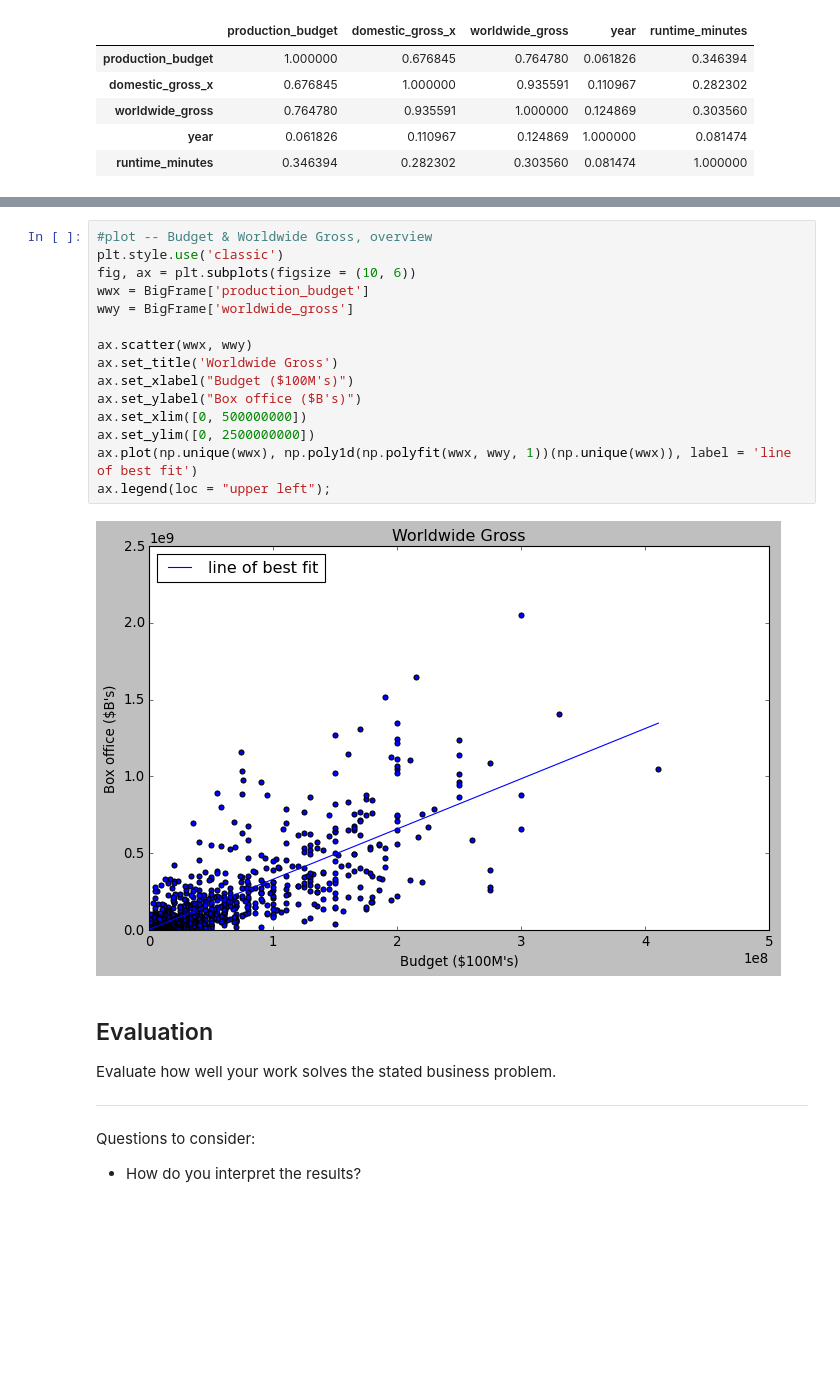
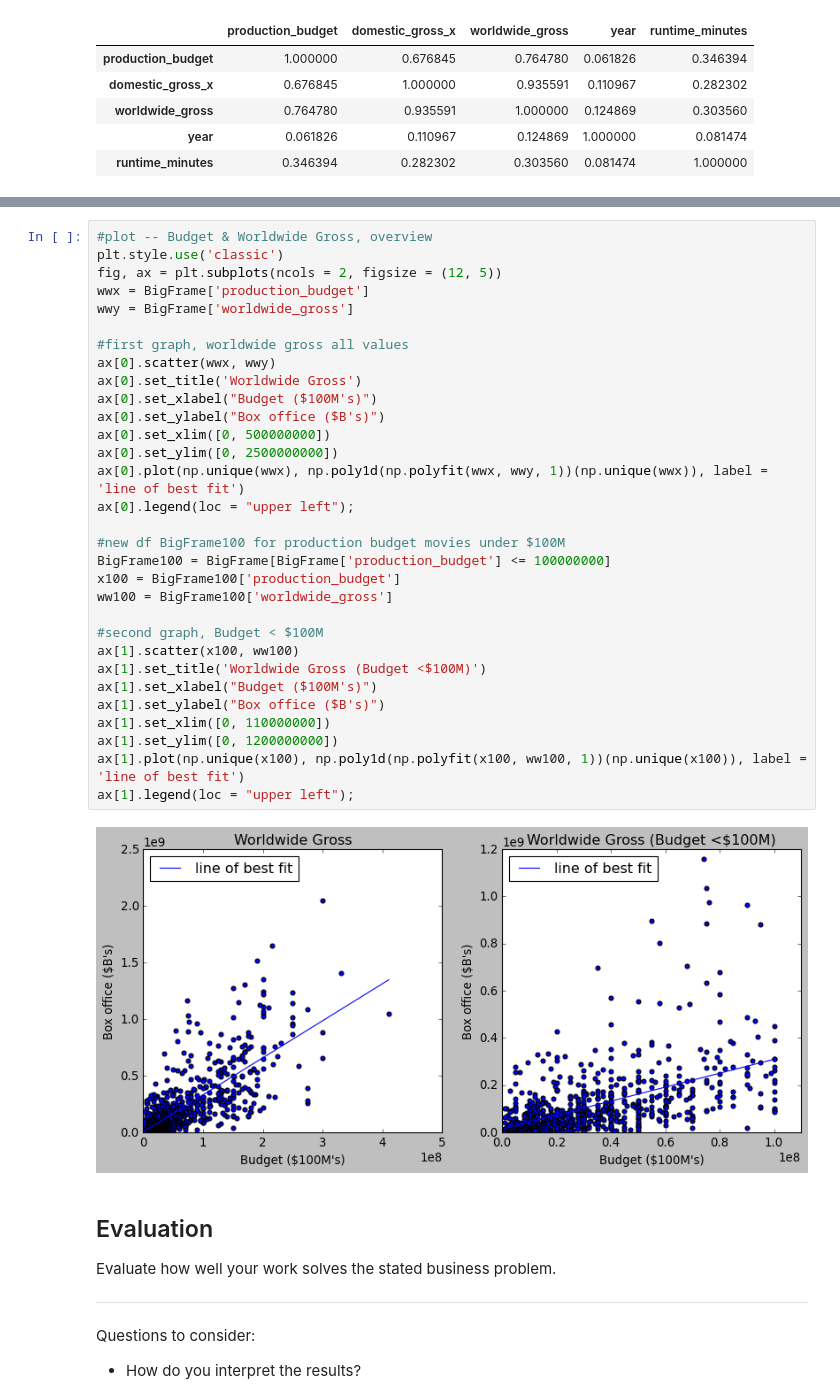
Before and after one commit to 281clo/microsoft-movie-analysis, a Jupyter notebook: index.ipynb, the cells around one changed output, grey strips where cells are left out. Cells and saved outputs as stored; diff of their text form; blank space fills up the shorter version.

```diff
--- a/index.ipynb
+++ b/index.ipynb
@@ -267,20 +285,36 @@ ax.legend(loc = "upper left");
 # %%
 #plot -- Budget & Worldwide Gross, overview
 plt.style.use('classic')
-fig, ax = plt.subplots(figsize = (10, 6))
+fig, ax = plt.subplots(ncols = 2, figsize = (12, 5))
 wwx = BigFrame['production_budget']
 wwy = BigFrame['worldwide_gross']
 
-ax.scatter(wwx, wwy)
-ax.set_title('Worldwide Gross')
-ax.set_xlabel("Budget ($100M's)")
-ax.set_ylabel("Box office ($B's)")
-ax.set_xlim([0, 500000000])
-ax.set_ylim([0, 2500000000])
-ax.plot(np.unique(wwx), np.poly1d(np.polyfit(wwx, wwy, 1))(np.unique(wwx)), label = 'line of best fit')
-ax.legend(loc = "upper left");
+#first graph, worldwide gross all values
+ax[0].scatter(wwx, wwy)
+ax[0].set_title('Worldwide Gross')
+ax[0].set_xlabel("Budget ($100M's)")
+ax[0].set_ylabel("Box office ($B's)")
+ax[0].set_xlim([0, 500000000])
+ax[0].set_ylim([0, 2500000000])
+ax[0].plot(np.unique(wwx), np.poly1d(np.polyfit(wwx, wwy, 1))(np.unique(wwx)), label = 'line of best fit')
+ax[0].legend(loc = "upper left");
+
+#new df BigFrame100 for production budget movies under $100M
+BigFrame100 = BigFrame[BigFrame['production_budget'] <= 100000000]
+x100 = BigFrame100['production_budget']
+ww100 = BigFrame100['worldwide_gross']
+
+#second graph, Budget < $100M
+ax[1].scatter(x100, ww100)
+ax[1].set_title('Worldwide Gross (Budget <$100M)')
+ax[1].set_xlabel("Budget ($100M's)")
+ax[1].set_ylabel("Box office ($B's)")
+ax[1].set_xlim([0, 110000000])
+ax[1].set_ylim([0, 1200000000])
+ax[1].plot(np.unique(x100), np.poly1d(np.polyfit(x100, ww100, 1))(np.unique(x100)), label = 'line of best fit')
+ax[1].legend(loc = "upper left");
 # %% [output]
-[figure, old version]
+[figure, new version]
 # %% [markdown]
 ## Evaluation
 Evaluate how well your work solves the stated business problem.
```
Also changed, not shown: parts of 3 cells of this notebook.
